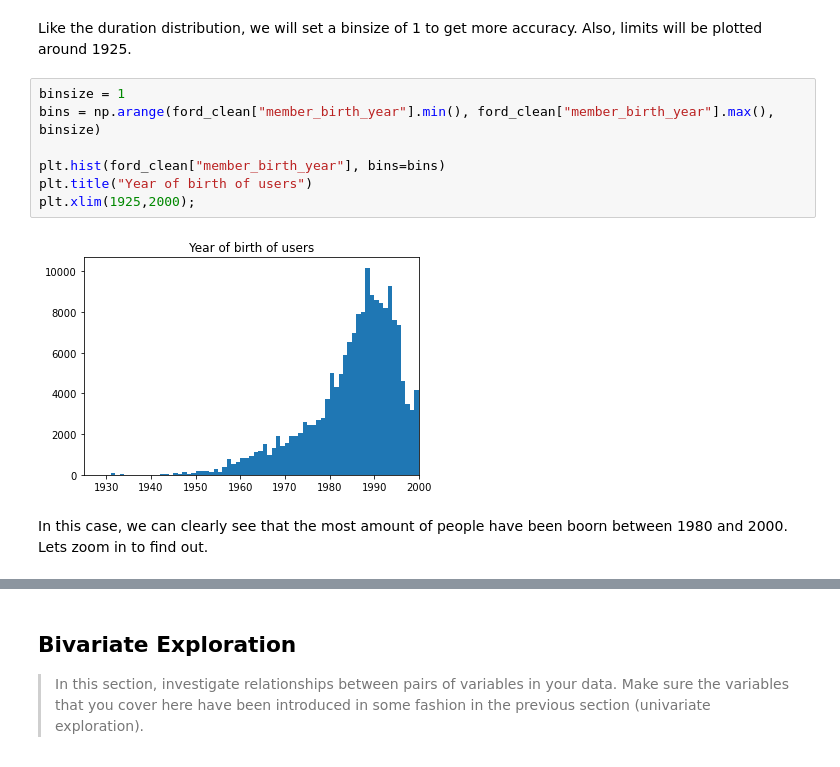
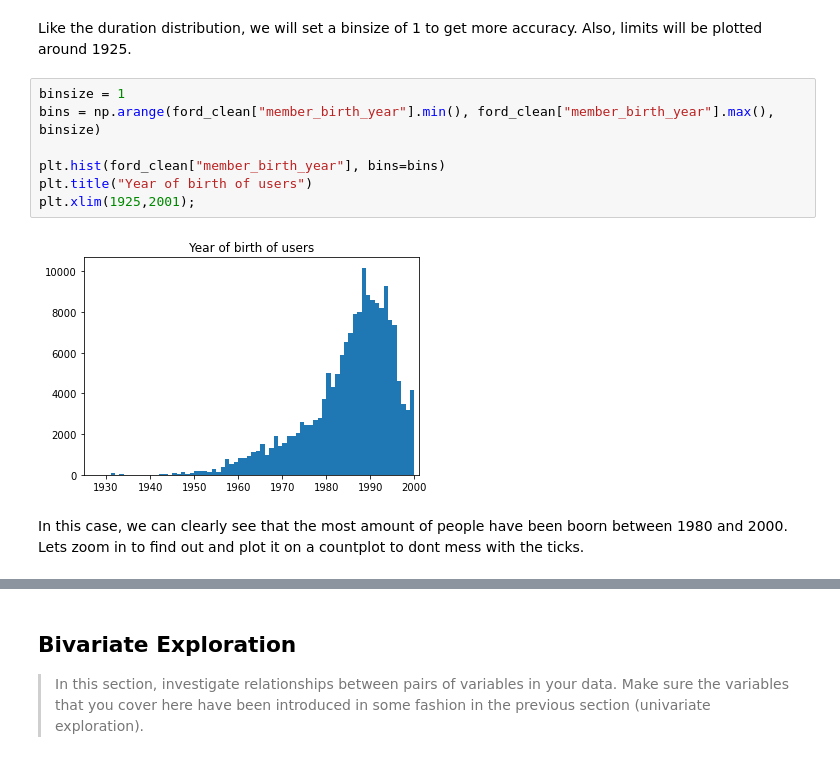
Before and after one commit to aingelmo/aingelmo.github.io, a Jupyter notebook: Project_5_Communicate-Data-Findings/exploration_template.ipynb, the cells around one changed output, grey strips where cells are left out. Cells and saved outputs as stored; diff of their text form.

Commit message:
Modified last two charts

```diff
--- a/Project_5_Communicate-Data-Findings/exploration_template.ipynb
+++ b/Project_5_Communicate-Data-Findings/exploration_template.ipynb
@@ -235,11 +235,11 @@ Like the duration distribution, we will set a binsize of 1 to get more accuracy.
 # %%
 binsize = 1
 bins = np.arange(ford_clean["member_birth_year"].min(), ford_clean["member_birth_year"].max(), binsize)
 
 plt.hist(ford_clean["member_birth_year"], bins=bins)
 plt.title("Year of birth of users")
-plt.xlim(1925,2000);
+plt.xlim(1925,2001);
 # %% [output]
-[figure, old version]
+[figure, new version]
 # %% [markdown]
-In this case, we can clearly see that the most amount of people have been boorn between 1980 and 2000. Lets zoom in to find out.
+In this case, we can clearly see that the most amount of people have been boorn between 1980 and 2000. Lets zoom in to find out and plot it on a countplot to dont mess with the ticks.
```
Also changed, not shown: parts of 4 cells of this notebook.
